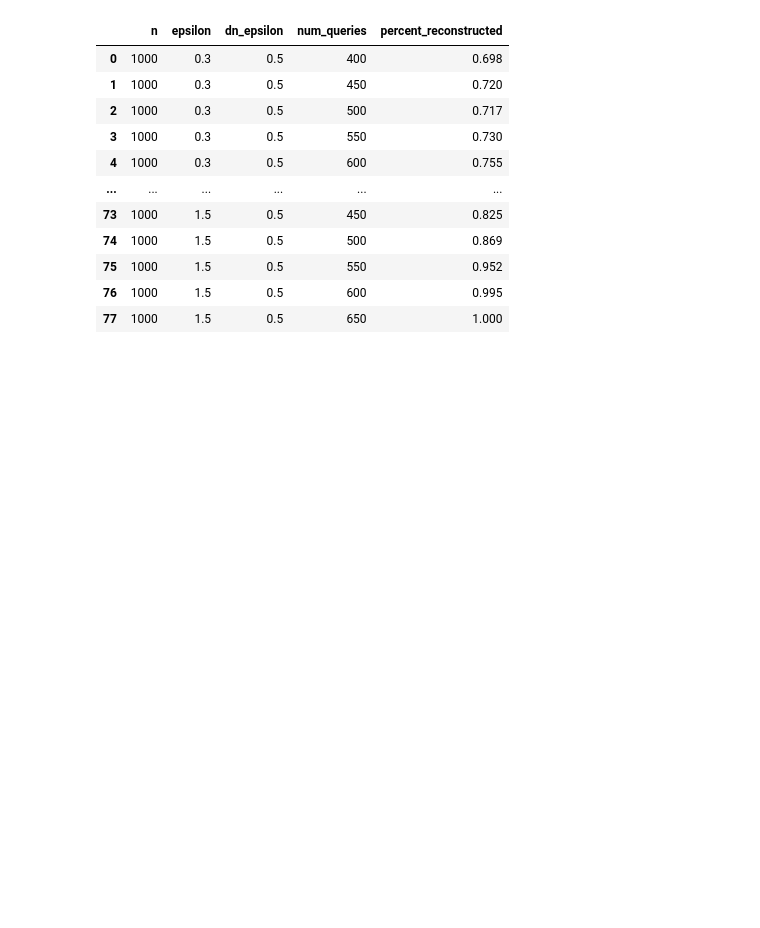
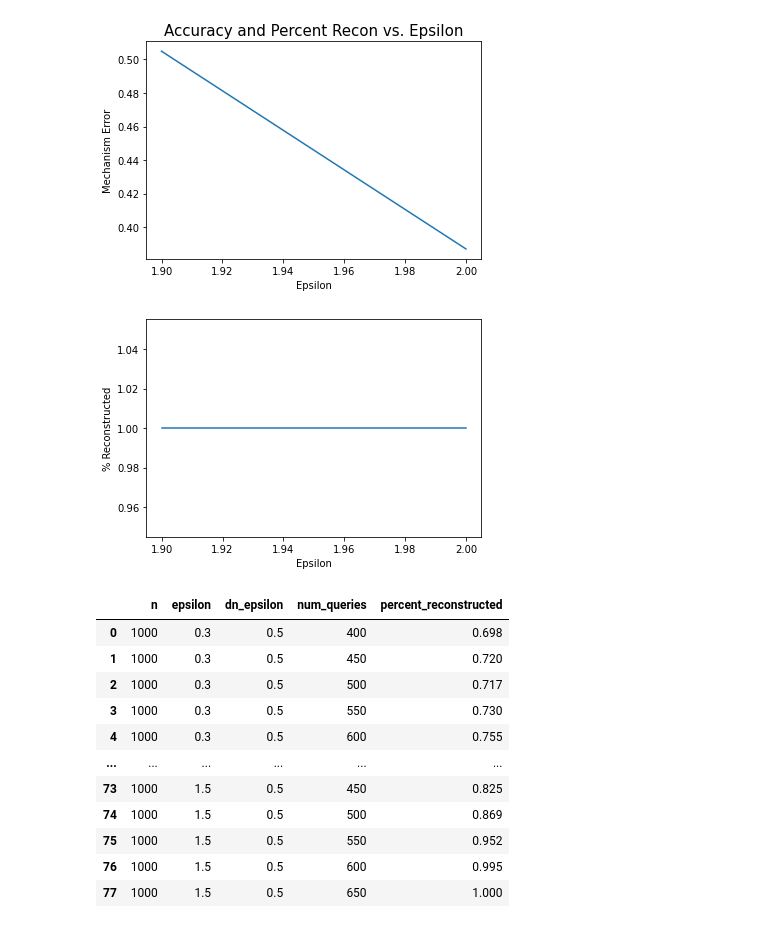
Before and after one commit to mgul999/cs226finalproject, a Jupyter notebook: 226 final project.ipynb, the cells around one changed output. Saved outputs shown, nothing was run; the diff lists cells and outputs as text; code cells hidden in the pictures; blank space fills up the shorter version.

Commit message:
accuracy into the experiments

```diff
--- a/226 final project.ipynb
+++ b/226 final project.ipynb
@@ -273,6 +276,7 @@ def plot_3d(df, filter_cond, x1, x2, y, labels, title):
     ax.set_zlabel(labels[2], fontsize=10)
     ax.set_title(title, fontsize=15)
     plt.show()
+    return ax
 
 def plot_single_x_multiple_subsets(df, filter_cond, x, y, divide_on, dividers = None, xlabel = "x", ylabel = "y", legend_formatter = lambda n : n, title = "My graph"):
     fig = plt.figure()
@@ -288,6 +292,7 @@ def plot_single_x_multiple_subsets(df, filter_cond, x, y, divide_on, dividers =
     ax.set_title(title, fontsize=15)
     ax.set_xlabel(xlabel)
     ax.set_ylabel(ylabel)
+    return ax
 
 # Some preliminary specific plots
 
@@ -339,33 +344,64 @@ def plot_t_multiple_eps(df, epss):
 #             title = "Dinur Nissim w/ Laplace Noise, n=1000, dn_epsilon=0.5")
 
 
 def plot_t_single_eps(df, epss):
     plot_single_x_multiple_subsets(
         df=df,
         filter_cond = lambda x : x,
         x="dn_epsilon",
         y="percent_reconstructed",
         divide_on="epsilon",
         dividers=epss,
         xlabel = "DN Epsilon",
         ylabel = "% Reconstructed",
         legend_formatter = lambda x : f"Epsilon = {x}",
         title = "Dinur Nissim w/ Laplace Noise, n = 1000"
     )
 
 def epsilon_thresshold(df, thresshold = 0.95, title ="Queries vs. Epsilon"):
     tres = df[df.percent_reconstructed >= .95].groupby(df.epsilon).apply(lambda d : d[d.num_queries == d.num_queries.min()])
 
     return plot_single_x_multiple_subsets(
         df=tres,
         filter_cond = lambda x : x,
         x="epsilon",
         y="num_queries",
         divide_on=None,
         xlabel = "Epsilon",
         ylabel = "Queries Required",
         title = title
     )
+
+def recon_accuracy_tradeoff(df, title ="Accuracy and Percent Recon vs. Epsilon"):
+    acc = plot_single_x_multiple_subsets(
+        df=df,
+        filter_cond = lambda x : x,
+        x="epsilon",
+        y="mechanism_error",
+        divide_on = None,
+        xlabel = "Epsilon",
+        ylabel = "Mechanism Error",
+        legend_formatter = lambda x : f"Epsilon = {x}",
+        title = title
+    )
+
+    perc_rec = plot_single_x_multiple_subsets(
+        df=df,
+        filter_cond = lambda x : x,
+        x="epsilon",
+        y="percent_reconstructed",
+        divide_on = None,
+        xlabel = "Epsilon",
+        ylabel = "% Reconstructed",
+        legend_formatter = lambda x : f"Epsilon = {x}",
+        title = ""
+    )
+
+
+recon_accuracy_tradeoff(laplace_results_3)
+# %% [output]
+[figure, added]
+[figure, added]
 # %%
 # Example usage. Essentially runs over the cartesian product of the lists [ns, mech_args, dn_epsilons, t_generators]
 # test_run_2 = run_experiment(
```
Also changed, not shown: parts of 8 cells of this notebook.
